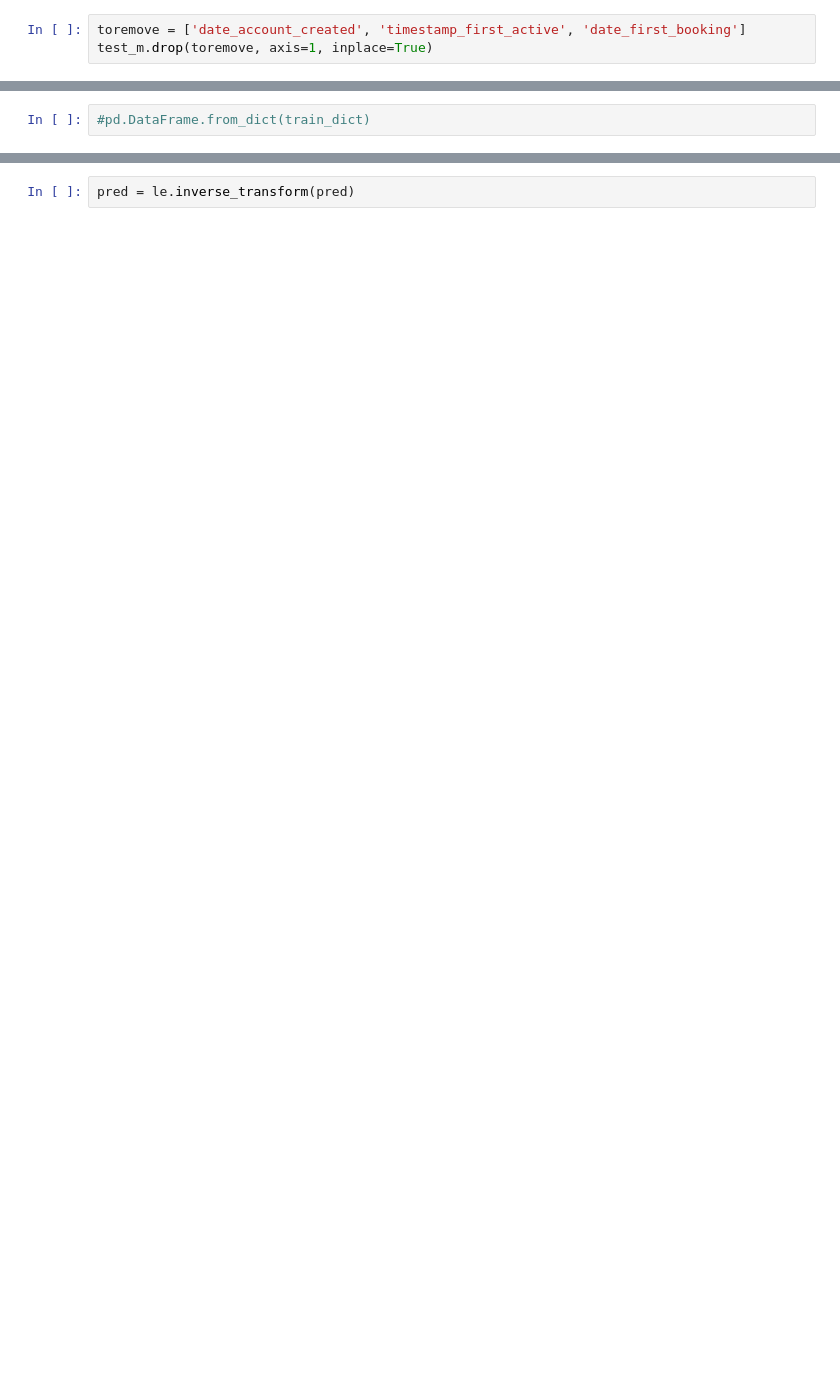
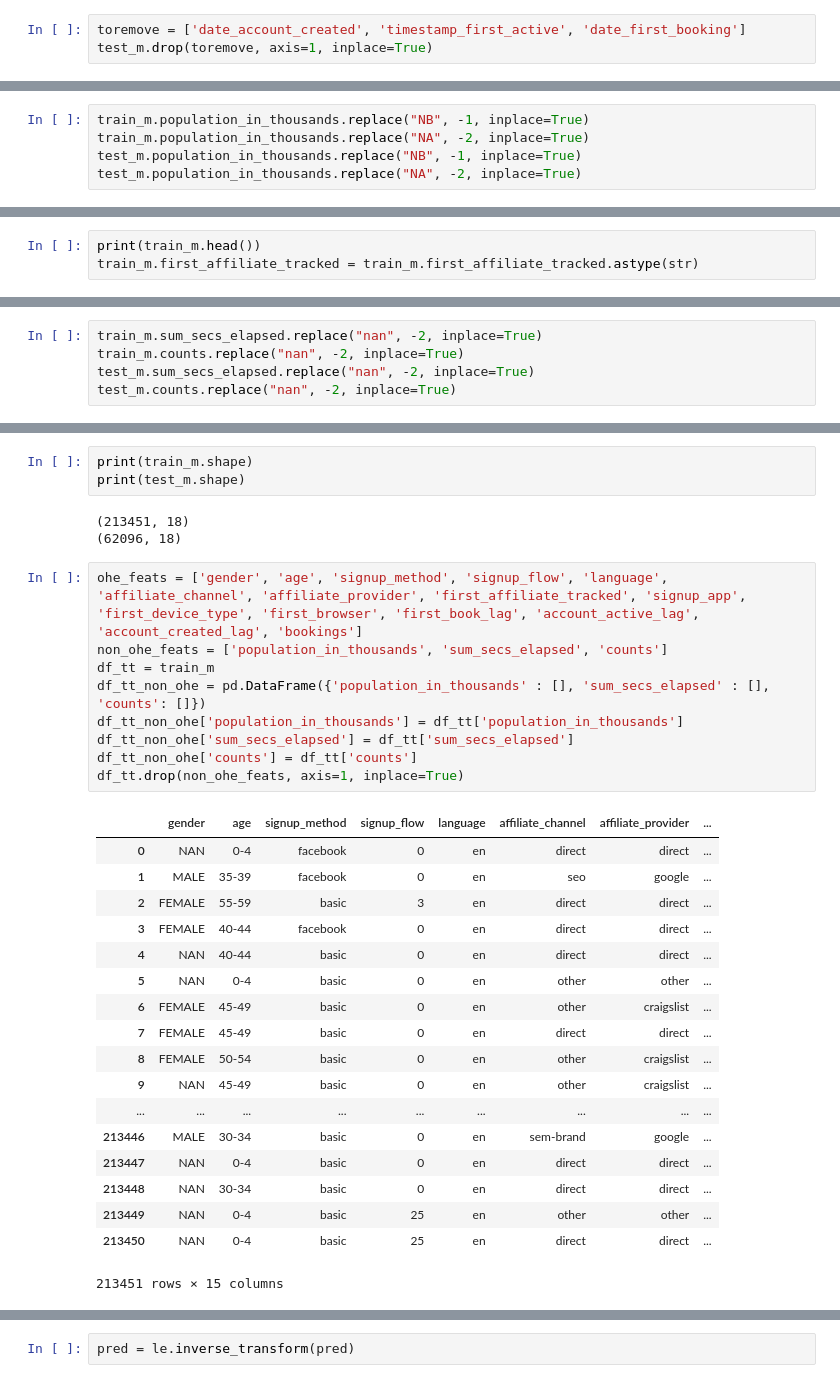
Before and after one commit to hpnhxxwn/Airbnb, a Jupyter notebook: feature_engin.ipynb, the cells around one changed output, grey strips where cells are left out. Cells and saved outputs as stored; diff of their text form; blank space fills up the shorter version.

```diff
--- a/feature_engin.ipynb
+++ b/feature_engin.ipynb
@@ -404,0 +380,5 @@ print(test_m.head())
+# %%
+train_m.population_in_thousands.replace("NB", -1, inplace=True)
+train_m.population_in_thousands.replace("NA", -2, inplace=True)
+test_m.population_in_thousands.replace("NB", -1, inplace=True)
+test_m.population_in_thousands.replace("NA", -2, inplace=True)
@@ -404,0 +388,3 @@ print(test_m.head())
+# %%
+print(train_m.head())
+train_m.first_affiliate_tracked = train_m.first_affiliate_tracked.astype(str)
@@ -404,0 +409,5 @@ print(test_m.head())
+# %%
+train_m.sum_secs_elapsed.replace("nan", -2, inplace=True)
+train_m.counts.replace("nan", -2, inplace=True)
+test_m.sum_secs_elapsed.replace("nan", -2, inplace=True)
+test_m.counts.replace("nan", -2, inplace=True)
@@ -409,2 +455,34 @@ test_dict = test_m.T.to_dict()
-# %%
-#pd.DataFrame.from_dict(train_dict)
+# %%
+print(train_m.shape)
+print(test_m.shape)
+# %% [output]
+(213451, 18)
+(62096, 18)
+# %%
+ohe_feats = ['gender', 'age', 'signup_method', 'signup_flow', 'language', 'affiliate_channel', 'affiliate_provider', 'first_affiliate_tracked', 'signup_app', 'first_device_type', 'first_browser', 'first_book_lag', 'account_active_lag', 'account_created_lag', 'bookings']
+non_ohe_feats = ['population_in_thousands', 'sum_secs_elapsed', 'counts']
+df_tt = train_m
+df_tt_non_ohe = pd.DataFrame({'population_in_thousands' : [], 'sum_secs_elapsed' : [], 'counts': []})
+df_tt_non_ohe['population_in_thousands'] = df_tt['population_in_thousands']
+df_tt_non_ohe['sum_secs_elapsed'] = df_tt['sum_secs_elapsed']
+df_tt_non_ohe['counts'] = df_tt['counts']
+df_tt.drop(non_ohe_feats, axis=1, inplace=True)
+# %% [output]
+|  | gender | age | signup_method | signup_flow | language | affiliate_channel | affiliate_provider | ... |
+| 0 | NAN | 0-4 | facebook | 0 | en | direct | direct | ... |
+| 1 | MALE | 35-39 | facebook | 0 | en | seo | google | ... |
+| 2 | FEMALE | 55-59 | basic | 3 | en | direct | direct | ... |
+| 3 | FEMALE | 40-44 | facebook | 0 | en | direct | direct | ... |
+| 4 | NAN | 40-44 | basic | 0 | en | direct | direct | ... |
+| 5 | NAN | 0-4 | basic | 0 | en | other | other | ... |
+| 6 | FEMALE | 45-49 | basic | 0 | en | other | craigslist | ... |
+| 7 | FEMALE | 45-49 | basic | 0 | en | direct | direct | ... |
+| 8 | FEMALE | 50-54 | basic | 0 | en | other | craigslist | ... |
+| 9 | NAN | 45-49 | basic | 0 | en | other | craigslist | ... |
+| ... | ... | ... | ... | ... | ... | ... | ... | ... |
+| 213446 | MALE | 30-34 | basic | 0 | en | sem-brand | google | ... |
+| 213447 | NAN | 0-4 | basic | 0 | en | direct | direct | ... |
+| 213448 | NAN | 30-34 | basic | 0 | en | direct | direct | ... |
+| 213449 | NAN | 0-4 | basic | 25 | en | other | other | ... |
+| 213450 | NAN | 0-4 | basic | 25 | en | direct | direct | ... |
+213451 rows × 15 columns
```
Also changed, not shown: parts of 58 cells of this notebook, 1 other file.
